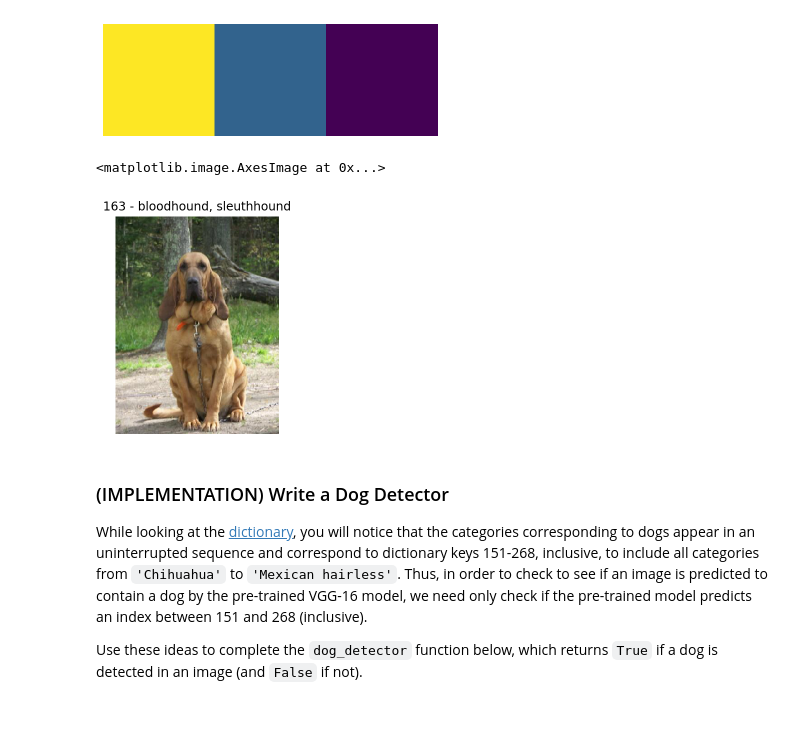
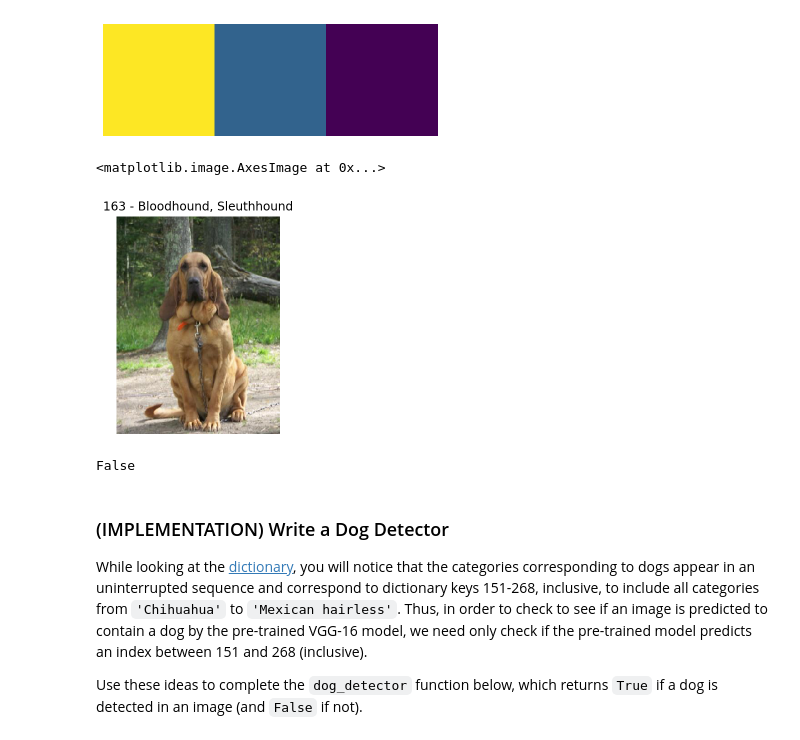
Before and after one commit to justinbellucci/dog_breed_classifier_app, a Jupyter notebook: dog_app.ipynb, the cells around one changed output. Cells and saved outputs as stored; diff of their text form; code cells hidden in the pictures.

```diff
--- a/dog_app.ipynb
+++ b/dog_app.ipynb
@@ -531,23 +551,31 @@ def VGG16_predict(img_path):
 # %%
 image = 'Images/Bloodhound_01906.jpg'
 class_dict_path = 'imagenet1000_clsidx_to_labels.txt'
 
 # run image through model
 class_pred = VGG16_predict(image)
 
 # load dictionary and retrieve correct class and name
 imagenet_class_dict = load_class_dict(class_dict_path)
 dog_name = imagenet_class_dict[class_pred[0]]
 
 # plot image
 im = Image.open(image)
 np_image = np.array(im)
-plt.title('{} - {}'.format(class_pred[0], dog_name))
+plt.title('{} - {}'.format(class_pred[0], dog_name).title())
 plt.axis('off')
 plt.imshow(np_image)
 # %% [output]
 <matplotlib.image.AxesImage at 0x...>
-[figure, old version]
+[figure, new version]
+# %%
+pred = 100
+if 268 <= pred >= 151:
+    print('True')
+else:
+    print('False')
+# %% [output]
+False
 # %% [markdown]
 ### (IMPLEMENTATION) Write a Dog Detector
 
```
Also changed, not shown: parts of 3 cells of this notebook.
